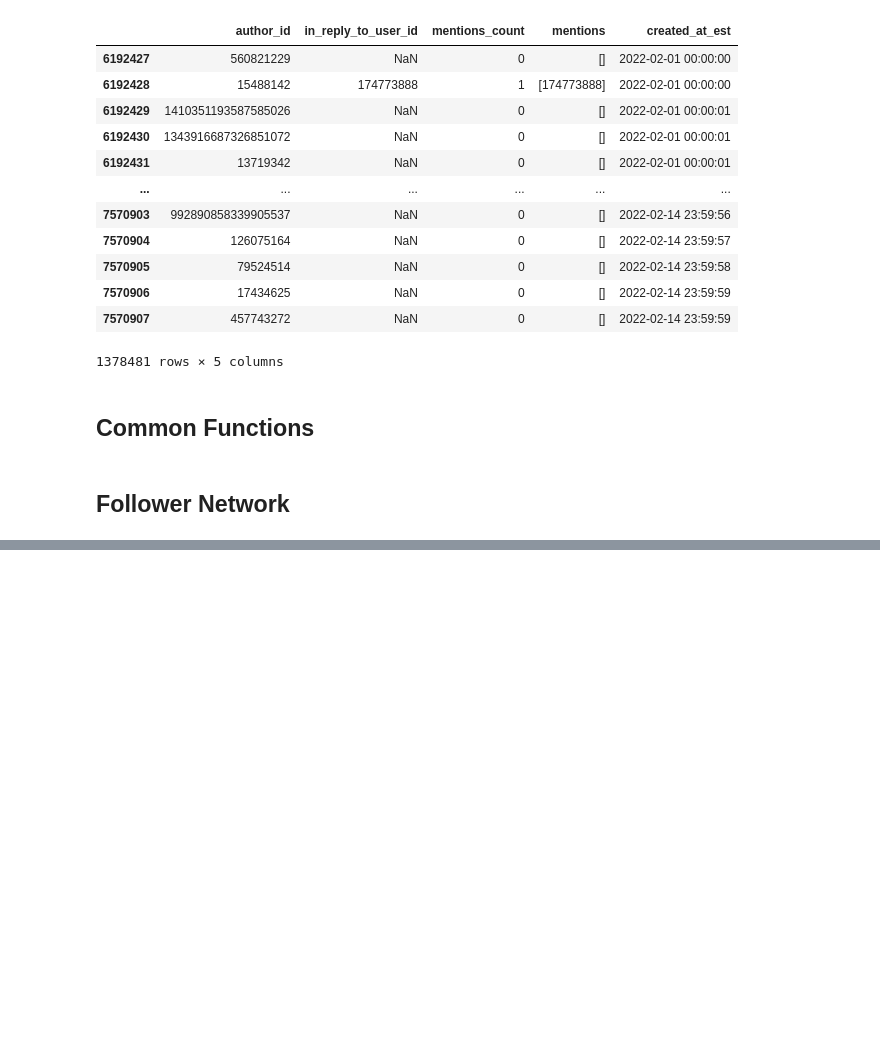
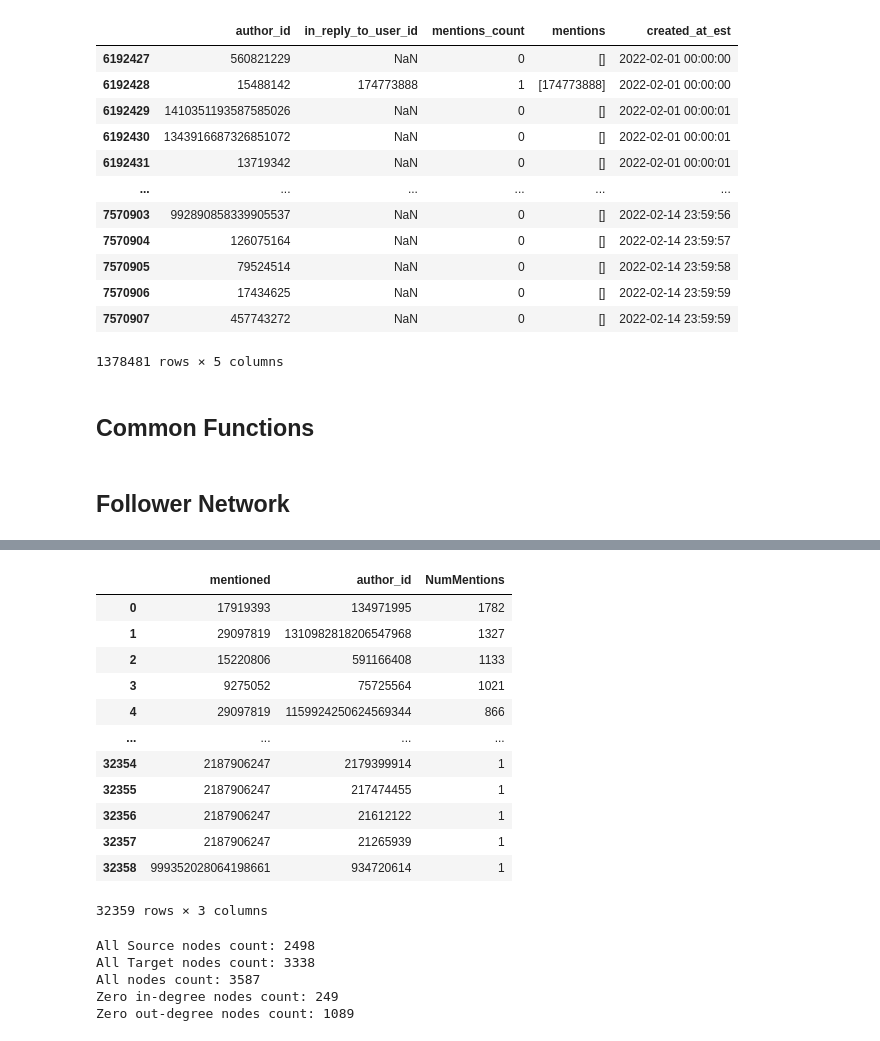
Before and after one commit to deamonpog/ten, a Jupyter notebook: Effective_Influncer_Detection.ipynb, the cells around one changed output, grey strips where cells are left out. Saved outputs shown, nothing was run; the diff lists cells and outputs as text; code cells hidden in the pictures; blank space fills up the shorter version.

```diff
--- a/Effective_Influncer_Detection.ipynb
+++ b/Effective_Influncer_Detection.ipynb
@@ -294,0 +351,28 @@ Zero out-degree nodes count: 668
+# %%
+mentions_network_df = []
+train_msgs_df[train_msgs_df['mentions_count'] > 0][['author_id','mentions']].apply(lambda row: [(mentions_network_df.append([m, row['author_id']]) if m != row['author_id'] else None) for m in row['mentions']], axis=1)
+mentions_network_df = pd.DataFrame(mentions_network_df, columns=['mentioned','author_id'])
+mentions_network_df = mentions_network_df.value_counts().rename('NumMentions').reset_index()
+mentions_network_df
+# %% [output]
+|  | mentioned | author_id | NumMentions |
+| 0 | 17919393 | 134971995 | 1782 |
+| 1 | 29097819 | 1310982818206547968 | 1327 |
+| 2 | 15220806 | 591166408 | 1133 |
+| 3 | 9275052 | 75725564 | 1021 |
+| 4 | 29097819 | 1159924250624569344 | 866 |
+| ... | ... | ... | ... |
+| 32354 | 2187906247 | 2179399914 | 1 |
+| 32355 | 2187906247 | 217474455 | 1 |
+| 32356 | 2187906247 | 21612122 | 1 |
+| 32357 | 2187906247 | 21265939 | 1 |
+| 32358 | 999352028064198661 | 934720614 | 1 |
+32359 rows × 3 columns
+# %%
+_ = print_network_info(mentions_network_df, 'mentioned', 'author_id')
+# %% [output]
+All Source nodes count: 2498
+All Target nodes count: 3338
+All nodes count: 3587
+Zero in-degree nodes count: 249
+Zero out-degree nodes count: 1089
```
Also changed, not shown: parts of 13 cells of this notebook.
